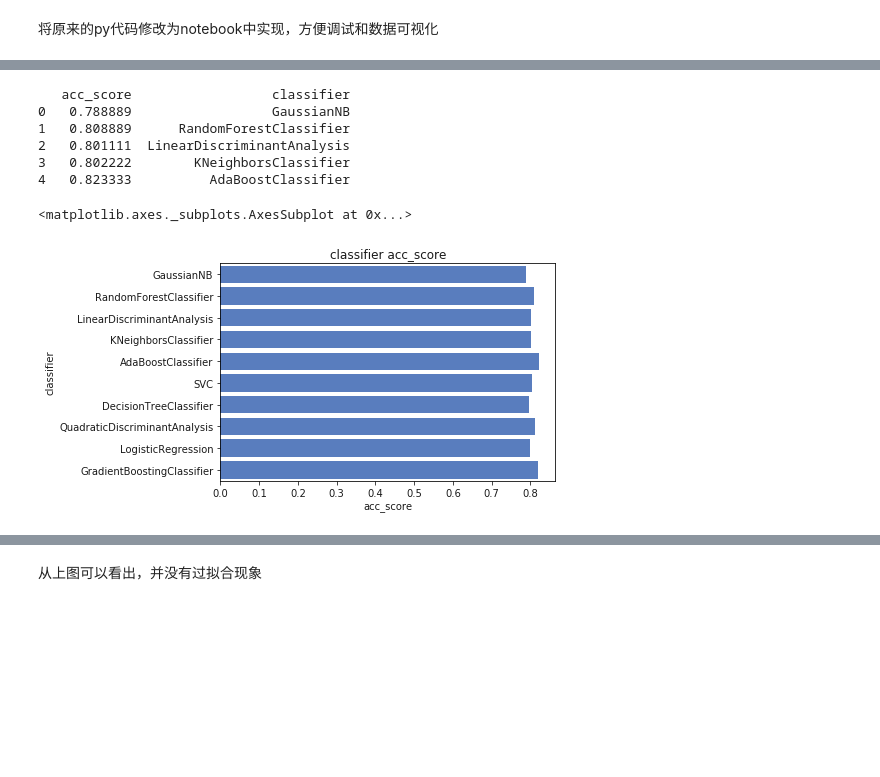
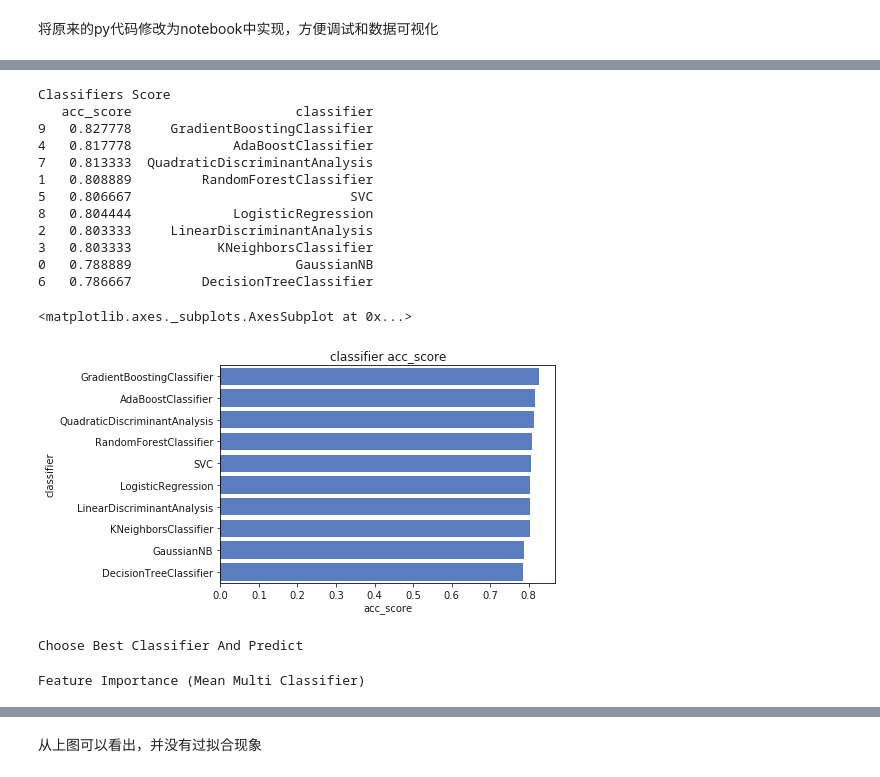
Before and after one commit to Jahvey/PYTHON_kaggle_titanic, a Jupyter notebook: my titanic.ipynb, the cells around one changed output, grey strips where cells are left out. Cells and saved outputs as stored; diff of their text form; code cells hidden in the pictures; blank space fills up the shorter version.

```diff
--- a/my titanic.ipynb
+++ b/my titanic.ipynb
@@ -537,17 +560,13 @@ for dataset in full_data:
     dataset['Name_length'] = dataset['Name'].apply(len)
     dataset['Has_Cabin'] = dataset["Cabin"].apply(lambda x: 0 if type(x) == float else 1)
 # %%
-# Feature Selection
+print ('Feature Relevance And Selection')
 drop_elements = ['PassengerId', 'Name', 'Ticket', 'Cabin', 'SibSp']
-data_train = data_train.drop(drop_elements, axis = 1)
-data_train = data_train.drop(['CategoricalAge', 'CategoricalFare'], axis = 1)
 data_train_org=data_train.copy()
 data_test_org=data_test.copy()
-PassengerId = data_test['PassengerId']
+data_train = data_train.drop(drop_elements+['CategoricalAge', 'CategoricalFare'], axis = 1)
 data_test  = data_test.drop(drop_elements, axis = 1)
 print data_train.head(3)
 print data_test.head(3)
-
-train_value = data_train.values
-test_value  = data_test.values
+FeatureEngineerTools.heatmap(data_train)
 # %% [output]
@@ -577,48 +593,53 @@ FeatureEngineerTools.heatmap(data_train)
 # %%
-
-
+print ('Classifiers Score')
 
 classifiers = [
     KNeighborsClassifier(3),
     SVC(probability=True),
     DecisionTreeClassifier(),
     RandomForestClassifier(),
     AdaBoostClassifier(),
     GradientBoostingClassifier(),
     GaussianNB(),
     LinearDiscriminantAnalysis(),
     QuadraticDiscriminantAnalysis(),
     LogisticRegression()]
+train_value = data_train.values
+test_value  = data_test.values
 
-X = train_value[0::, 1::]
-y = train_value[0::, 0]
-acc_dict={}
-for clf in classifiers:
-    clf_name=clf.__class__.__name__
-    clf_score=AlgoAssemTools.clf_accuracy_score(clf,X,y,10)
-    acc_dict[clf_name]=clf_score
-
+acc_dict=AlgoAssemTools.eval_clfs_accuracy_score(classifiers,train_value[0::,1:],train_value[0::, 0],10)
 log_df=pd.DataFrame({'classifier':acc_dict.keys(),'acc_score':acc_dict.values()})
-print log_df.head()
+log_df=log_df.sort_values(['acc_score'],ascending=False)
+print log_df
 plt.xlabel('acc_score')
 plt.title('classifier acc_score')
 sns.set_color_codes("muted")
 sns.barplot(x='acc_score', y='classifier', data=log_df, color="b")
 # %% [output]
-   acc_score                  classifier
-0   0.788889                  GaussianNB
-1   0.808889      RandomForestClassifier
-2   0.801111  LinearDiscriminantAnalysis
-3   0.802222        KNeighborsClassifier
-4   0.823333          AdaBoostClassifier
+Classifiers Score
+   acc_score                     classifier
+9   0.827778     GradientBoostingClassifier
+4   0.817778             AdaBoostClassifier
+7   0.813333  QuadraticDiscriminantAnalysis
+1   0.808889         RandomForestClassifier
+5   0.806667                            SVC
+8   0.804444             LogisticRegression
+2   0.803333     LinearDiscriminantAnalysis
+3   0.803333           KNeighborsClassifier
+0   0.788889                     GaussianNB
+6   0.786667         DecisionTreeClassifier
 <matplotlib.axes._subplots.AxesSubplot at 0x...>
-[figure, old version]
+[figure, new version]
 # %%
+print ('Choose Best Classifier And Predict')
+
 candidate_classifier = GradientBoostingClassifier()
 candidate_classifier.fit(train_value[0::, 1::], train_value[0::, 0])
 result = candidate_classifier.predict(test_value)
 data_test_org['result']=result
 data_test_org[['PassengerId','result']].to_csv("result.csv",index=False)
+# %% [output]
+Choose Best Classifier And Predict
 # %%
 
 # todo
@@ -626,12 +647,14 @@ data_test_org[['PassengerId','result']].to_csv("result.csv",index=False)
 #        u'Title']], hue='Survived', palette = 'seismic',size=1.2,diag_kind = 'kde',diag_kws=dict(shade=True),plot_kws=dict(s=10) )
 # g.set(xticklabels=[])
 # %%
-# Some useful parameters which will come in handy later on
 from sklearn.cross_validation import KFold
+from sklearn.ensemble import ExtraTreesClassifier
+
+print ('Feature Importance (Mean Multi Classifier)')
+
 ntrain = data_train.shape[0]
 ntest = data_test.shape[0]
 
-from sklearn.ensemble import ExtraTreesClassifier
 # Create 5 objects that represent our 4 models
 rf = RandomForestClassifier(n_jobs= -1,
     n_estimators= 500,
@@ -656,5 +679,7 @@ gb = GradientBoostingClassifier(n_estimators= 500,
     verbose= 0)
 svc = SVC(  kernel = 'linear',
     C = 0.025)
+# %% [output]
+Feature Importance (Mean Multi Classifier)
 # %%
 # Create Numpy arrays of train, test and target ( Survived) dataframes to feed into our models
```
Also changed, not shown: parts of 15 cells of this notebook.
